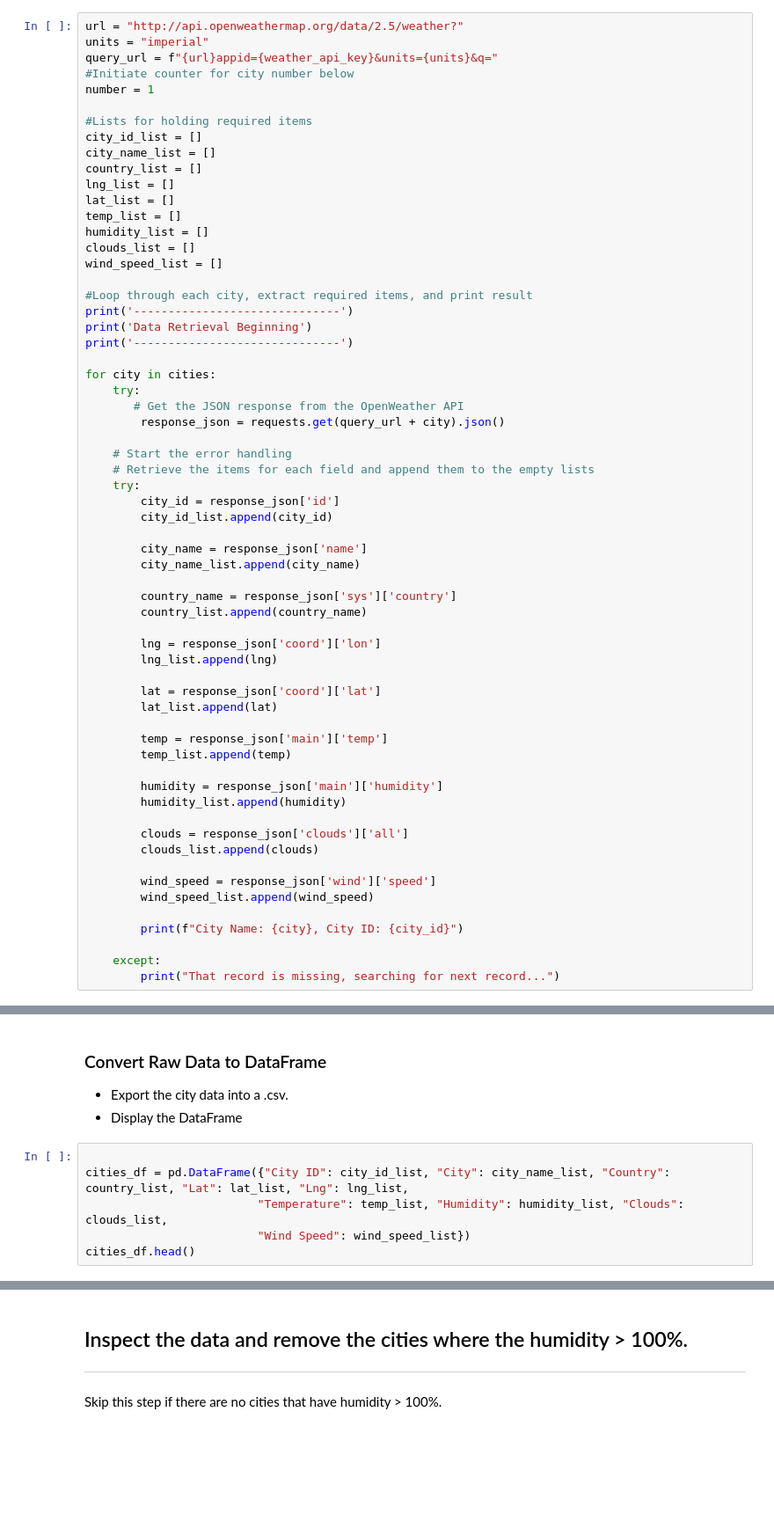
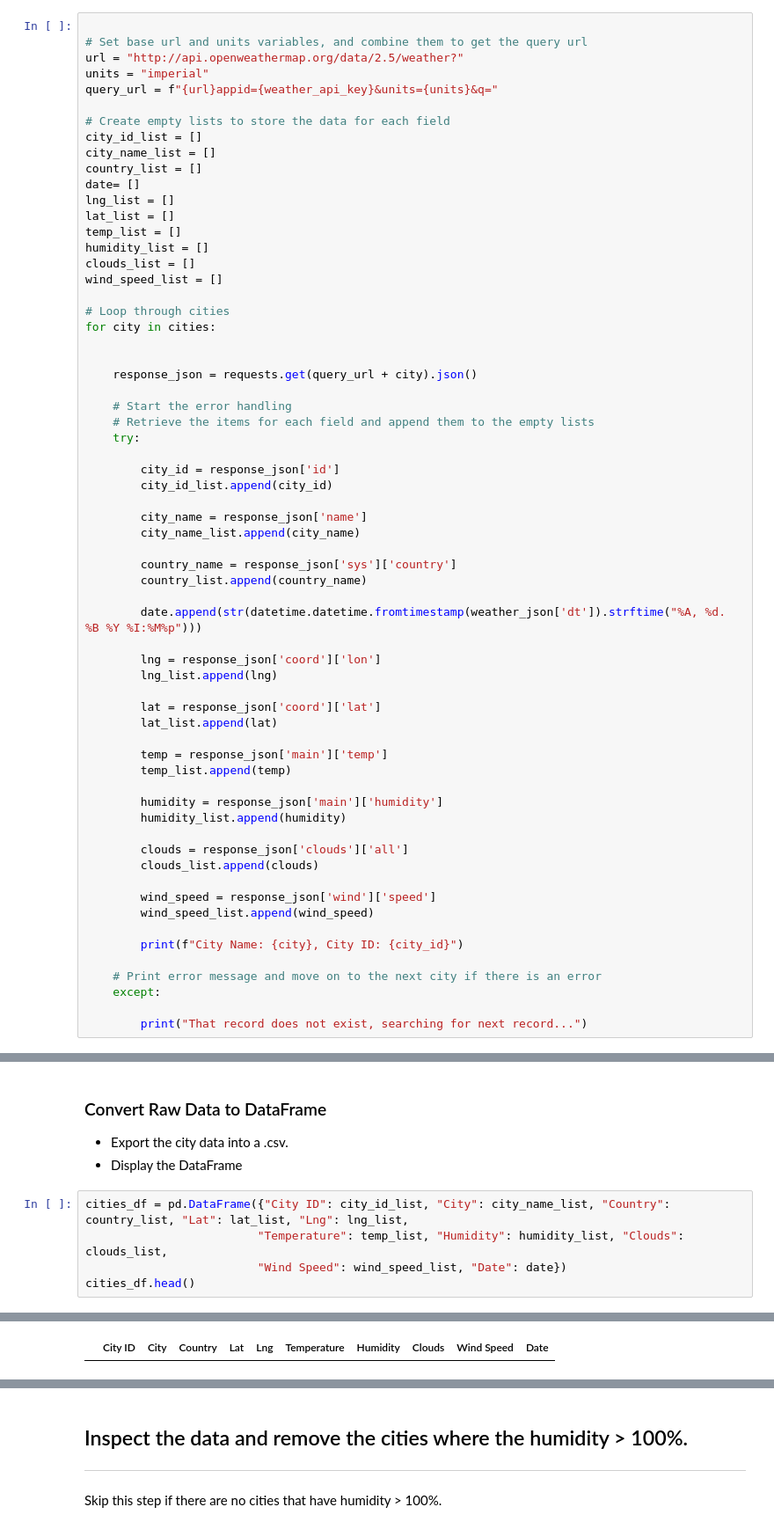
Before and after one commit to Fleming/python-api-challenge, a Jupyter notebook: WeatherPy/WeatherPy.ipynb, the cells around one changed output, grey strips where cells are left out. Shown at 88% size. Drawn from its saved outputs; the diff is of its cells as text; blank space fills up the shorter version.

```diff
--- a/WeatherPy/WeatherPy.ipynb
+++ b/WeatherPy/WeatherPy.ipynb
@@ -54,16 +54,17 @@ len(cities)
 * Perform a weather check on each city using a series of successive API calls.
 * Include a print log of each city as it'sbeing processed (with the city number and city name).
 # %%
+
+# Set base url and units variables, and combine them to get the query url
 url = "http://api.openweathermap.org/data/2.5/weather?"
 units = "imperial"
 query_url = f"{url}appid={weather_api_key}&units={units}&q="
-#Initiate counter for city number below
-number = 1
 
-#Lists for holding required items
+# Create empty lists to store the data for each field
 city_id_list = []
 city_name_list = []
 country_list = []
+date= []
 lng_list = []
 lat_list = []
 temp_list = []
@@ -71,19 +72,16 @@ humidity_list = []
 clouds_list = []
 wind_speed_list = []
 
-#Loop through each city, extract required items, and print result
-print('------------------------------')
-print('Data Retrieval Beginning')
-print('------------------------------')
+# Loop through cities
+for city in cities:
 
-for city in cities:
-    try:
-       # Get the JSON response from the OpenWeather API
-        response_json = requests.get(query_url + city).json()
+
+    response_json = requests.get(query_url + city).json()
 
     # Start the error handling
     # Retrieve the items for each field and append them to the empty lists
     try:
+
         city_id = response_json['id']
         city_id_list.append(city_id)
 
@@ -92,6 +90,8 @@ for city in cities:
 
         country_name = response_json['sys']['country']
         country_list.append(country_name)
+
+        date.append(str(datetime.datetime.fromtimestamp(weather_json['dt']).strftime("%A, %d. %B %Y %I:%M%p")))
 
         lng = response_json['coord']['lon']
         lng_list.append(lng)
@@ -113,6 +113,8 @@ for city in cities:
 
         print(f"City Name: {city}, City ID: {city_id}")
 
+    # Print error message and move on to the next city if there is an error
     except:
-        print("That record is missing, searching for next record...")
+
+        print("That record does not exist, searching for next record...")
 # %% [output]
@@ -122,9 +140,8 @@ SyntaxError: invalid syntax (<ipython-input-16-791ad1b588a5>, line 30)
 * Export the city data into a .csv.
 * Display the DataFrame
 # %%
-
 cities_df = pd.DataFrame({"City ID": city_id_list, "City": city_name_list, "Country": country_list, "Lat": lat_list, "Lng": lng_list,
                          "Temperature": temp_list, "Humidity": humidity_list, "Clouds": clouds_list,
-                         "Wind Speed": wind_speed_list})
+                         "Wind Speed": wind_speed_list, "Date": date})
 cities_df.head()
 # %% [output]
@@ -131,0 +148 @@ NameError: name 'city_id_list' is not defined
+|  | City ID | City | Country | Lat | Lng | Temperature | Humidity | Clouds | Wind Speed | Date |
```
Also changed, not shown: parts of 4 cells of this notebook.
